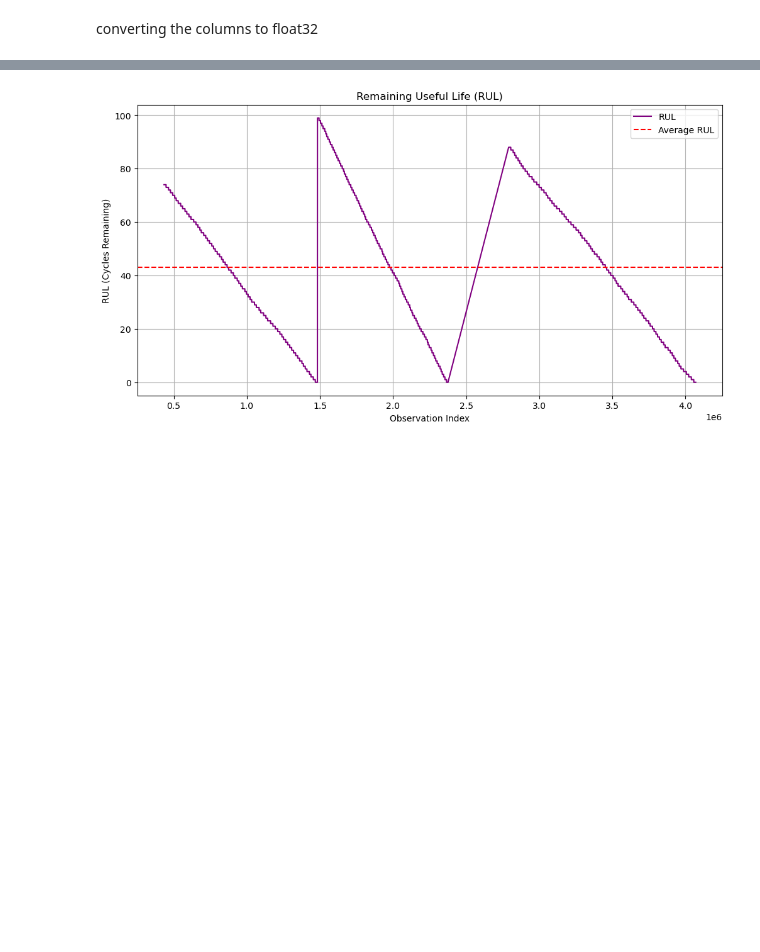
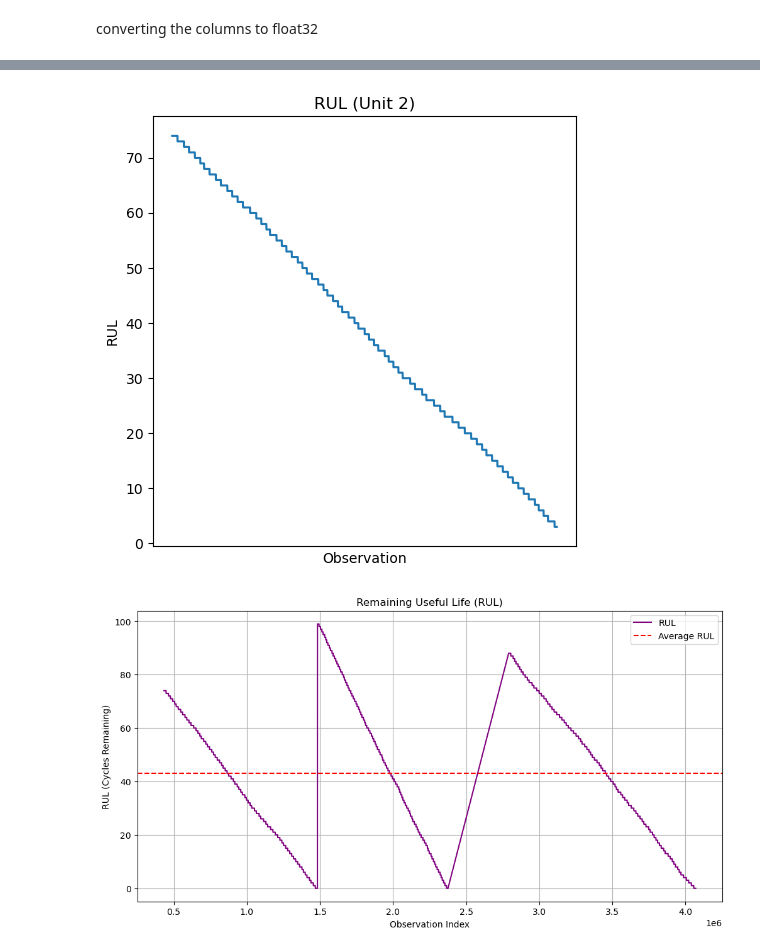
Before and after one commit to Iraj-Ahangari/Turbofan-RUL-Prediction, a Jupyter notebook: notebooks/Preprocessing.ipynb, the cells around one changed output, grey strips where cells are left out. Saved outputs shown, nothing was run; the diff lists cells and outputs as text; code cells hidden in the pictures; blank space fills up the shorter version.

```diff
--- a/notebooks/Preprocessing.ipynb
+++ b/notebooks/Preprocessing.ipynb
@@ -414,3 +226,7 @@ The Python script plots the Remaining Useful Life (RUL) from `train_df`, enhance
+# %%
+plot_time_series(train_df, ['RUL'], unit=2, observations=1000000)
+# %% [output]
+[figure, added]
 # %%
 # Sample code to plot the target variable Remaining Useful Life (RUL) from train_df
 # Assuming train_df is already defined and contains the RUL column
```
Also changed, not shown: parts of 30 cells of this notebook, 4 other files.
